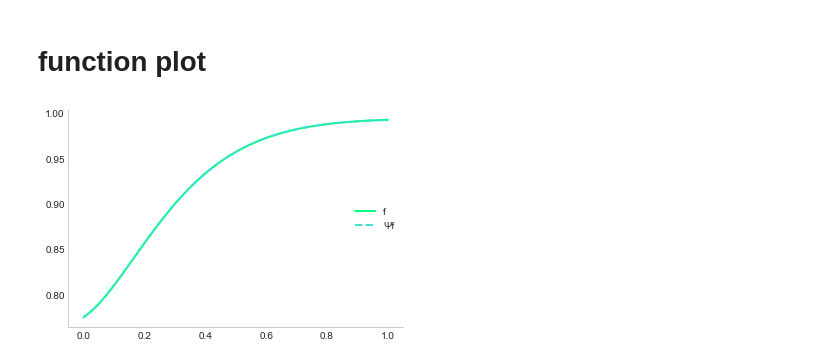
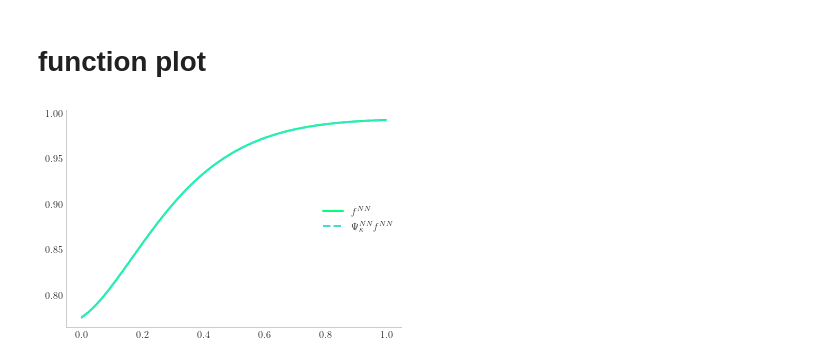
Before and after one commit to jmlinx/BPRG, a Jupyter notebook: notebook/2_plotting.ipynb, the cells around one changed output. Saved outputs shown, nothing was run; the diff lists cells and outputs as text; code cells hidden in the pictures.

```diff
--- a/notebook/2_plotting.ipynb
+++ b/notebook/2_plotting.ipynb
@@ -91,20 +99,0 @@ figsize = (6,4)
-# %%
-fig, ax = plt.subplots(figsize=figsize)
-ax.plot(f_df['s'], f_df['f'],
-        color='springgreen', linestyle='-',
-        linewidth=2,
-        label='f')
-ax.plot(f_df['s'], f_df['Ψf'],
-        linewidth=2,
-        color='turquoise', linestyle='dashed',
-        label='Ψf')
-# ax.spines['bottom'].set_color('grey')
-# ax.spines['left'].set_color('grey')
-ax.spines['top'].set_visible(False)
-ax.spines['right'].set_visible(False)
-ax.legend(loc='right', frameon=False)
-ax.grid(False)
-
-fig.savefig('../fig/func_fig1.pdf', format='pdf', transparent=True)
-# %% [output]
-[figure, removed]
@@ -111,3 +104,23 @@ fig.savefig('../fig/func_fig1.pdf', format='pdf', transparent=True)
+# %%
+fig, ax = plt.subplots(figsize=figsize)
+ax.plot(f_df['s'], f_df['f'],
+        color='springgreen', linestyle='-',
+        linewidth=2,
+        label=r'$f^{NN}$')
+ax.plot(f_df['s'], f_df['Ψf'],
+        linewidth=2,
+        color='turquoise', linestyle='dashed',
+        label=r'$\Psi_{\kappa}^{NN} f^{NN}$')
+# ax.spines['bottom'].set_color('grey')
+# ax.spines['left'].set_color('grey')
+ax.spines['top'].set_visible(False)
+ax.spines['right'].set_visible(False)
+ax.legend(loc='right', frameon=False)
+ax.grid(False)
+
+fig.savefig('../fig/func_fig1.pdf', format='pdf', transparent=True)
+# %% [output]
+[figure, added]
 # %%
 fig, ax = plt.subplots(figsize=figsize)
 ax.plot(f_df['s'], f_df['f'],
```
Also changed, not shown: parts of 11 cells of this notebook, 1 other file.
